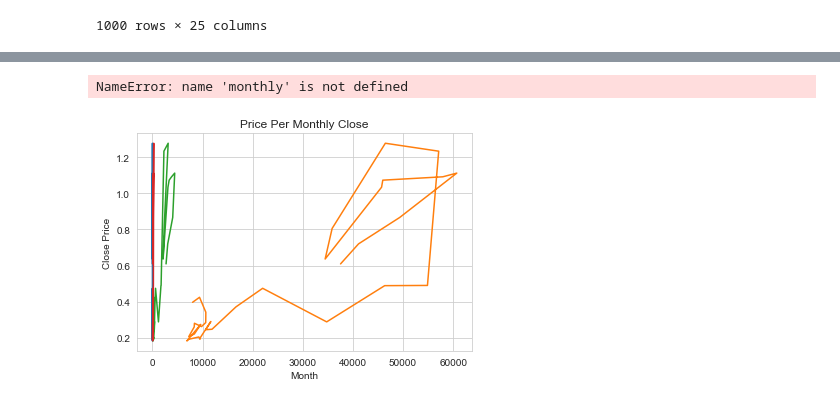
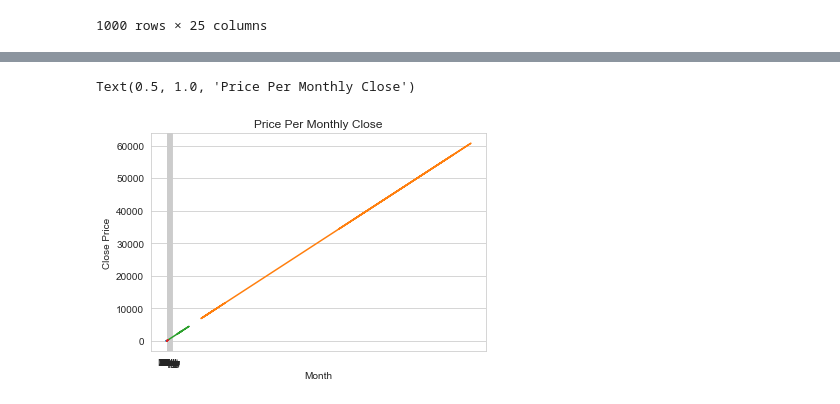
Before and after one commit to reiderwin/mustache-list-sequence, a Jupyter notebook: crypto.ipynb, the cells around one changed output, grey strips where cells are left out. Saved outputs shown, nothing was run; the diff lists cells and outputs as text; code cells hidden in the pictures.

Commit message:
graphs working

```diff
--- a/crypto.ipynb
+++ b/crypto.ipynb
@@ -242,16 +244,19 @@ date
 2022-12-31   0.710422  40795.255882  3024.805882  127.379412
 # %%
 #bar graph plot closing prices over year each crypto
-XRP_line = cleaned_Monthly_Price["XRP Close"]
+Lines = cleaned_Monthly_Price[["XRP Close", "BTC Close", "ETH Close", "LTC Close"]]
+months = ['May', 'Jun', 'Jul', 'Aug', 'Sep', 'Oct', 'Nov', 'Dec',
+          'Jan', 'Feb', 'Mar', 'Apr', 'May', 'Jun', 'Jul', 'Aug', 'Sep', 'Oct', 'Nov', 'Dec',
+         'Jan', 'Feb', 'Mar', 'Apr', 'May', 'Jun', 'Jul', 'Aug', 'Sep', 'Oct', 'Nov', 'Dec',
+         'Jan', 'Feb']
+plt.xticks(np.linspace(0,1034,34), months)
 
 lx_axis = cleaned_Monthly_Price
-ly_axis = XRP_line
+ly_axis = Lines
 plt.plot(lx_axis, ly_axis)
 plt.xlabel("Month")
 plt.ylabel("Close Price")
 plt.title("Price Per Monthly Close")
-maxticks= monthly
-lx_axis
 # %% [output]
-NameError: name 'monthly' is not defined
+Text(0.5, 1.0, 'Price Per Monthly Close')
-[figure, old version]
+[figure, new version]
```
Also changed, not shown: parts of 3 cells of this notebook.
